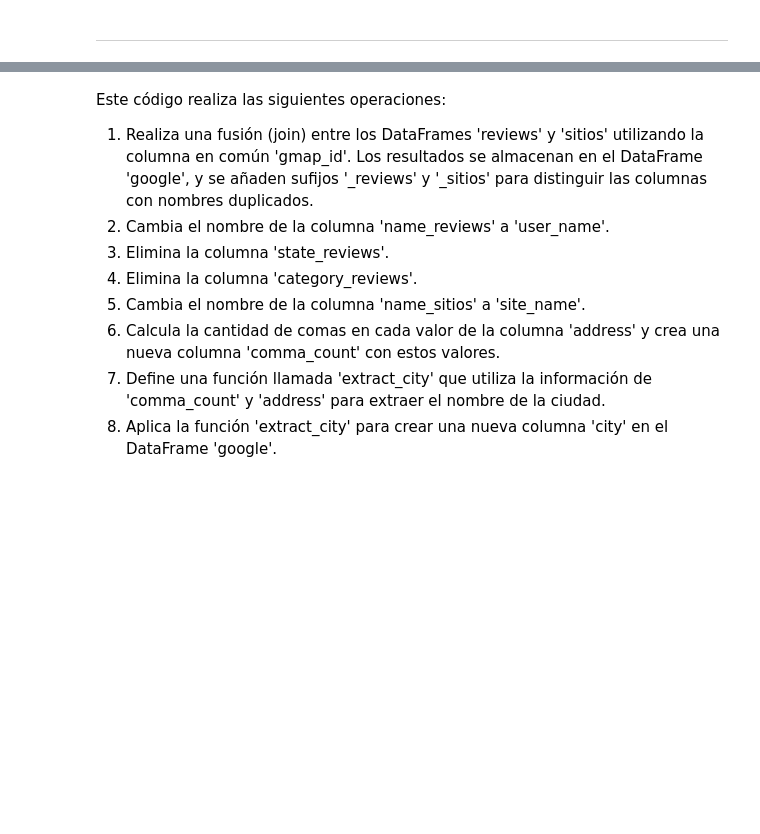
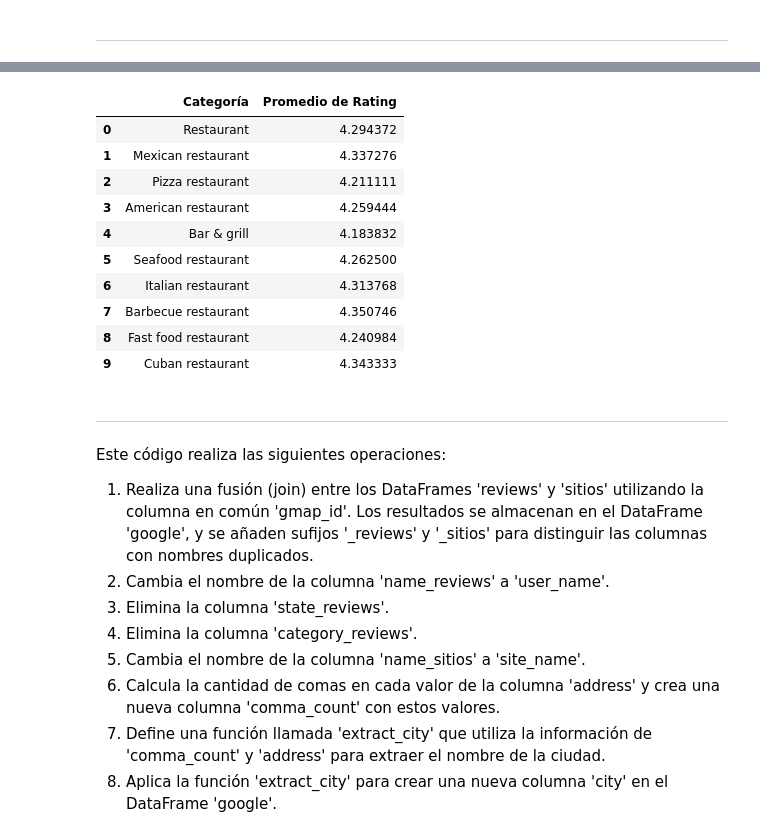
Before and after one commit to claudiacaceresv/pf_yelp_google, a Jupyter notebook: google_reviews_florida_eda.ipynb, the cells around one changed output, grey strips where cells are left out. Drawn from its saved outputs; the diff is of its cells as text; code cells hidden in the pictures; blank space fills up the shorter version.

```diff
--- a/google_reviews_florida_eda.ipynb
+++ b/google_reviews_florida_eda.ipynb
@@ -439,3 +477,28 @@ Sitios:  ['Restaurant']
+# %%
+# Crear un DataFrame con el top 10 de categorías y su promedio de rating
+top_categories_data = []
+for category in top_categories:
+    avg_rating = sitios[sitios['category'] == category]['avg_rating'].mean()
+    top_categories_data.append({'Categoría': category, 'Promedio de Rating': avg_rating})
+
+top_categories_df = pd.DataFrame(top_categories_data)
+
+# Imprimir el DataFrame con las 10 categorías y el promedio de rating
+top_categories_df
+# %% [output]
+|  | Categoría | Promedio de Rating |
+| 0 | Restaurant | 4.294372 |
+| 1 | Mexican restaurant | 4.337276 |
+| 2 | Pizza restaurant | 4.211111 |
+| 3 | American restaurant | 4.259444 |
+| 4 | Bar & grill | 4.183832 |
+| 5 | Seafood restaurant | 4.262500 |
+| 6 | Italian restaurant | 4.313768 |
+| 7 | Barbecue restaurant | 4.350746 |
+| 8 | Fast food restaurant | 4.240984 |
+| 9 | Cuban restaurant | 4.343333 |
+# %% [markdown]
+----
 # %% [markdown]
 Este código realiza las siguientes operaciones:
 
```
Also changed, not shown: parts of 19 cells of this notebook.
